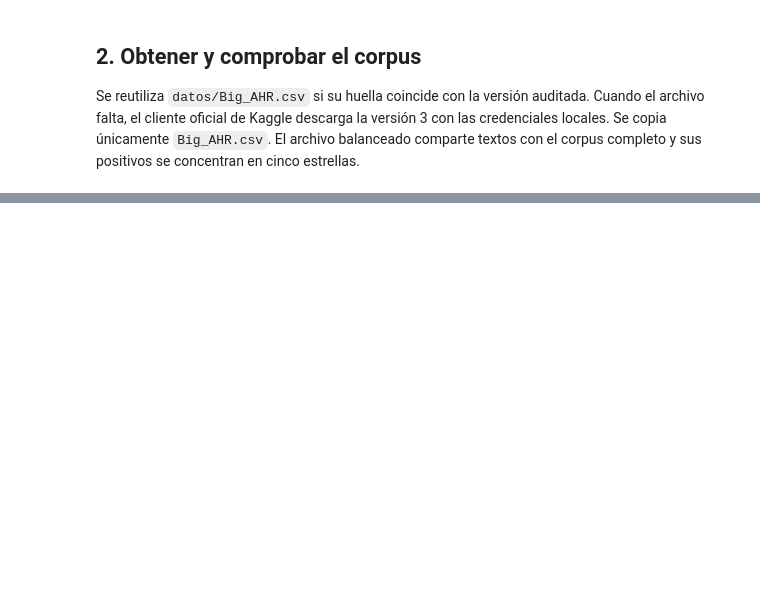
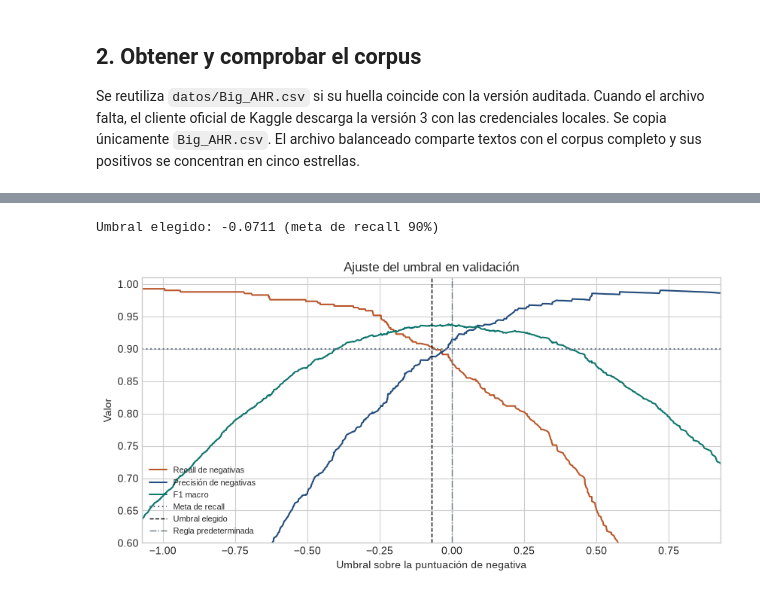
Before and after one commit to bvelastegui/hotel-reviews-ml, a Jupyter notebook: modelo_resenas.ipynb, the cells around one changed output, grey strips where cells are left out. Saved outputs shown, nothing was run; the diff lists cells and outputs as text; code cells hidden in the pictures; blank space fills up the shorter version.

```diff
--- a/modelo_resenas.ipynb
+++ b/modelo_resenas.ipynb
@@ -613,0 +589,78 @@ El desempeño mide la concordancia con etiquetas derivadas de estrellas en AHR.
+# %%
+TOLERANCIA_F1 = 0.02
+
+
+def ajustar_umbral(modelo, validacion, meta_recall_negativas, tolerancia_f1=TOLERANCIA_F1):
+    """Elige el umbral en validación según la prioridad de no perder quejas.
+
+    Entre los cortes que alcanzan la meta de recall de negativas sin perder más de
+    `tolerancia_f1` de F1 macro frente a la regla predeterminada, se queda con el de
+    mayor F1 macro; en empate, con el de mayor precisión de negativas. Si ningún corte
+    cumple ambas condiciones devuelve `None` y se conserva la regla predeterminada.
+    Devuelve también la curva de cortes evaluados. No consulta la prueba reservada.
+    """
+    if not (hasattr(modelo, "predict_proba") or hasattr(modelo, "decision_function")):
+        raise ValueError("El clasificador no ofrece puntuaciones para ajustar el umbral.")
+    textos, etiquetas = textos_y_etiquetas(validacion)
+    etiquetas = np.asarray(etiquetas)
+    puntuaciones = puntuacion_negativa(modelo, textos)
+    negativas = etiquetas == 0
+    def f1(verdaderos, predichos, reales):
+        return 0.0 if predichos + reales == 0 else 2 * verdaderos / (predichos + reales)
+
+    curva = []
+    for corte in np.unique(puntuaciones):
+        predichas_negativas = puntuaciones >= corte
+        vn = int(np.sum(predichas_negativas & negativas))  # negativas detectadas
+        vp = int(np.sum(~predichas_negativas & ~negativas))  # positivas correctas
+        recall = vn / max(1, int(negativas.sum()))
+        precision = vn / max(1, int(predichas_negativas.sum()))
+        f1_macro = (f1(vn, int(predichas_negativas.sum()), int(negativas.sum()))
+                    + f1(vp, int((~predichas_negativas).sum()), int((~negativas).sum()))) / 2
+        curva.append({"umbral": float(corte), "recall_negativas": recall,
+                      "precision_negativas": precision, "f1_macro": f1_macro})
+    f1_predeterminado = metricas(etiquetas, modelo.predict(textos))["f1_macro"]
+    aptos = [punto for punto in curva if punto["recall_negativas"] >= meta_recall_negativas
+             and punto["f1_macro"] >= f1_predeterminado - tolerancia_f1]
+    if not aptos:
+        return None, curva
+    elegido = max(aptos, key=lambda p: (p["f1_macro"], p["precision_negativas"], p["umbral"]))
+    return elegido, curva
+
+
+if META_RECALL_NEGATIVAS is None or elegido["modelo"] == "mayoritario":
+    umbral, curva_umbral = None, []
+else:
+    umbral, curva_umbral = ajustar_umbral(modelo_base, conjuntos["validacion"], META_RECALL_NEGATIVAS)
+valor_umbral = None if umbral is None else umbral["umbral"]
+textos_entrenamiento, etiquetas_entrenamiento = textos_y_etiquetas(conjuntos["entrenamiento"])
+modelo_elegido = construir_modelo(elegido["modelo"], umbral=valor_umbral, **elegido["parametros"]).fit(
+    textos_entrenamiento, etiquetas_entrenamiento)
+metricas_validacion_umbral, _ = evaluar(modelo_elegido, conjuntos["validacion"])
+display(pd.DataFrame({
+    "Regla predeterminada": {"F1 macro": elegido["metricas"]["f1_macro"],
+                             "Recall negativas": elegido["metricas"]["negativa"]["recall"],
+                             "Precisión negativas": elegido["metricas"]["negativa"]["precision"]},
+    "Modelo final": {"F1 macro": metricas_validacion_umbral["f1_macro"],
+                     "Recall negativas": metricas_validacion_umbral["negativa"]["recall"],
+                     "Precisión negativas": metricas_validacion_umbral["negativa"]["precision"]},
+}).style.format("{:.4f}"))
+print("Se conserva la regla predeterminada." if umbral is None else
+      f'Umbral elegido: {valor_umbral:.4f} (meta de recall {META_RECALL_NEGATIVAS:.0%})')
+
+if curva_umbral:
+    curva = pd.DataFrame(curva_umbral)
+    regla = 0.5 if hasattr(modelo_base, "predict_proba") else 0
+    centro = regla if valor_umbral is None else valor_umbral
+    fig, ax = plt.subplots(figsize=(8.5, 4.4))
+    ax.plot(curva["umbral"], curva["recall_negativas"], color=NARANJA, label="Recall de negativas")
+    ax.plot(curva["umbral"], curva["precision_negativas"], color=AZUL, label="Precisión de negativas")
+    ax.plot(curva["umbral"], curva["f1_macro"], color=TURQUESA, label="F1 macro")
+    ax.axhline(META_RECALL_NEGATIVAS, color=GRIS, linestyle=":", label="Meta de recall")
+    ax.axvline(centro, color="black", linestyle="--", linewidth=1, label="Umbral elegido")
+    ax.axvline(regla, color=GRIS, linestyle="-.", linewidth=1, label="Regla predeterminada")
+    ax.set(title="Ajuste del umbral en validación", xlabel="Umbral sobre la puntuación de negativa",
+           ylabel="Valor", ylim=(0.6, 1.01), xlim=(centro - 1.0, centro + 1.0))
+    ax.legend(loc="lower left", fontsize=8)
+    mostrar_figura(fig, "03_umbral_en_validacion")
+# %% [output]
@@ -613,0 +671,2 @@ El desempeño mide la concordancia con etiquetas derivadas de estrellas en AHR.
+Umbral elegido: -0.0711 (meta de recall 90%)
+[figure, added]
```
Also changed, not shown: parts of 44 cells of this notebook.
